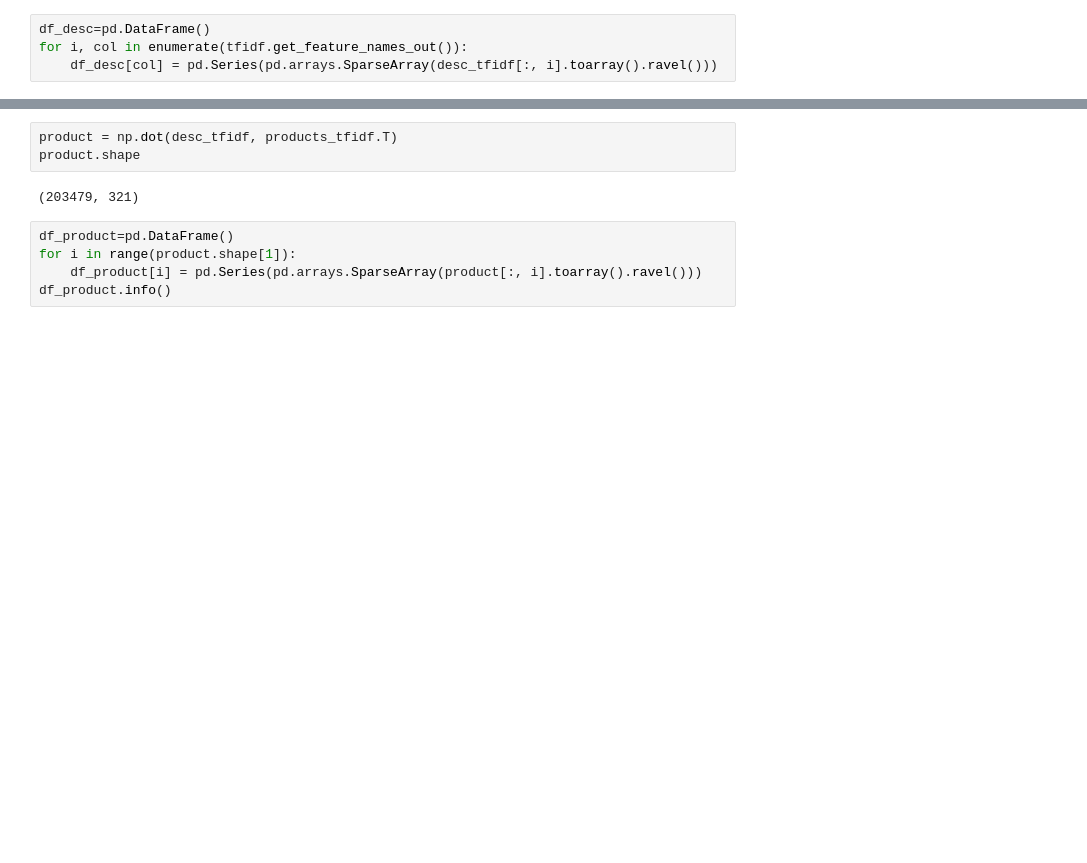
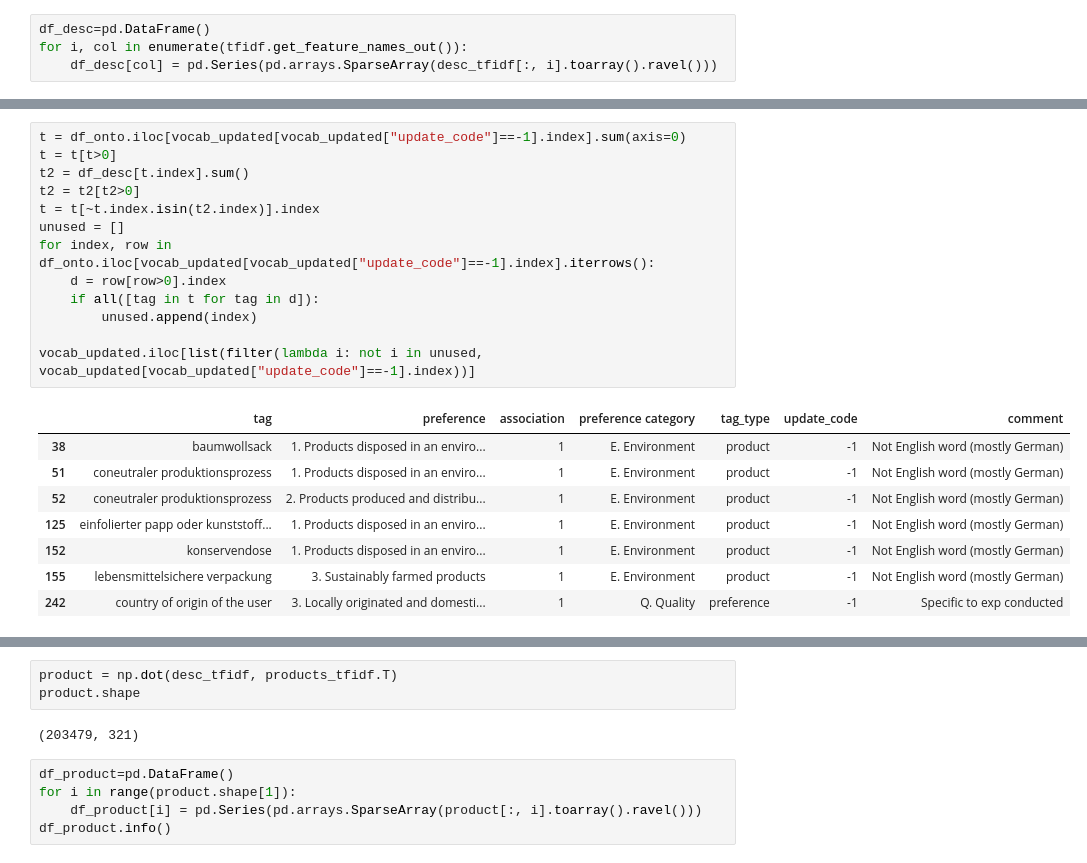
Before and after one commit to AnushreeSS/SustainableProductDatabase, a Jupyter notebook: MainProjectPipeline.ipynb, the cells around one changed output, grey strips where cells are left out. Cells and saved outputs as stored; diff of their text form; blank space fills up the shorter version.

```diff
--- a/MainProjectPipeline.ipynb
+++ b/MainProjectPipeline.ipynb
@@ -743,0 +784,22 @@ Number of descriptions with zero keywords in the vocab: 174746 out of 203479
+# %%
+t = df_onto.iloc[vocab_updated[vocab_updated["update_code"]==-1].index].sum(axis=0)
+t = t[t>0]
+t2 = df_desc[t.index].sum()
+t2 = t2[t2>0]
+t = t[~t.index.isin(t2.index)].index
+unused = []
+for index, row in df_onto.iloc[vocab_updated[vocab_updated["update_code"]==-1].index].iterrows():
+    d = row[row>0].index
+    if all([tag in t for tag in d]):
+        unused.append(index)
+
+vocab_updated.iloc[list(filter(lambda i: not i in unused, vocab_updated[vocab_updated["update_code"]==-1].index))]
+# %% [output]
+|  | tag | preference | association | preference category | tag_type | update_code | comment |
+| 38 | baumwollsack | 1. Products disposed in an enviro... | 1 | E. Environment | product | -1 | Not English word (mostly German) |
+| 51 | coneutraler produktionsprozess | 1. Products disposed in an enviro... | 1 | E. Environment | product | -1 | Not English word (mostly German) |
+| 52 | coneutraler produktionsprozess | 2. Products produced and distribu... | 1 | E. Environment | product | -1 | Not English word (mostly German) |
+| 125 | einfolierter papp oder kunststoff... | 1. Products disposed in an enviro... | 1 | E. Environment | product | -1 | Not English word (mostly German) |
+| 152 | konservendose | 1. Products disposed in an enviro... | 1 | E. Environment | product | -1 | Not English word (mostly German) |
+| 155 | lebensmittelsichere verpackung | 3. Sustainably farmed products | 1 | E. Environment | product | -1 | Not English word (mostly German) |
+| 242 | country of origin of the user | 3. Locally originated and domesti... | 1 | Q. Quality | preference | -1 | Specific to exp conducted |
```
Also changed, not shown: parts of 21 cells of this notebook, 3 other files.
